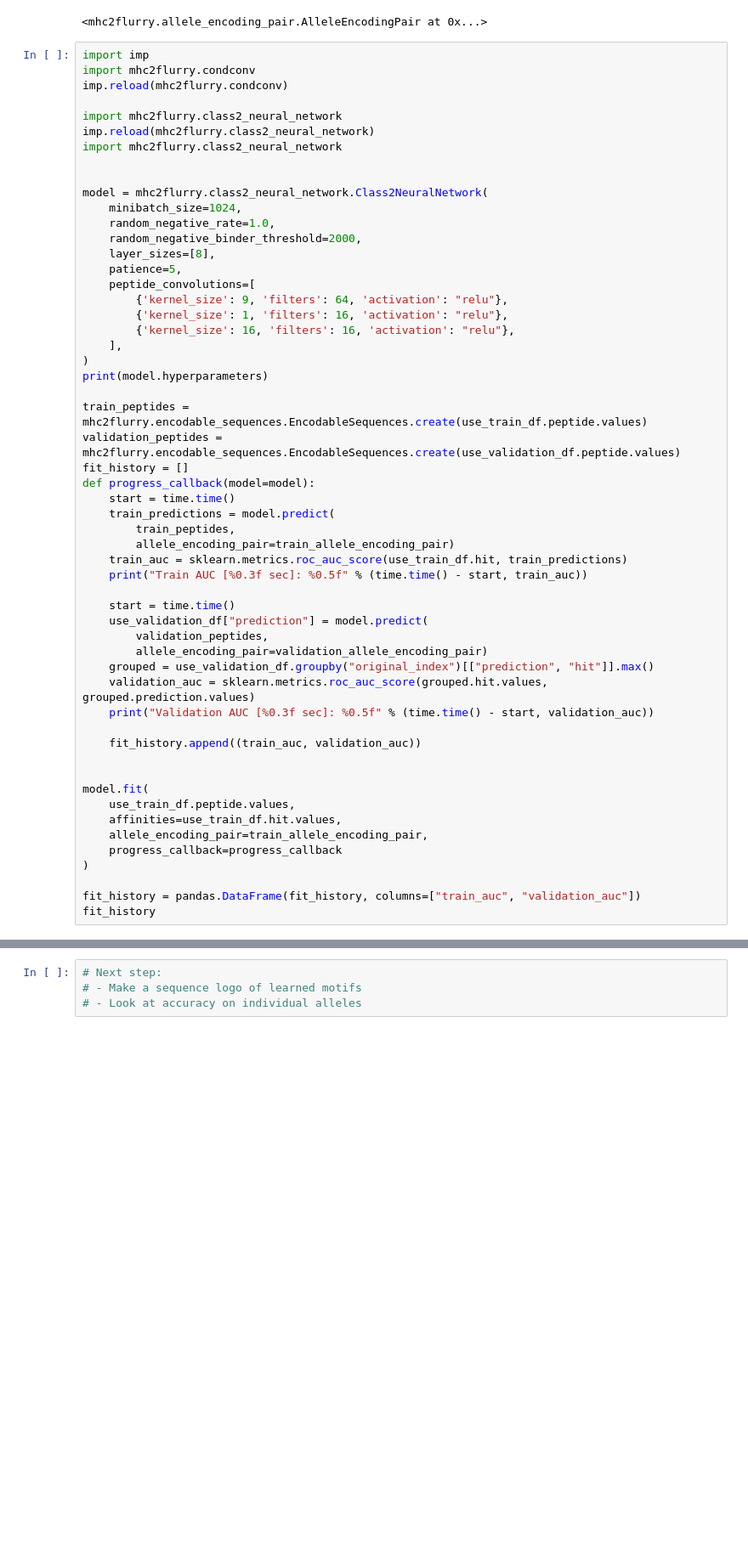
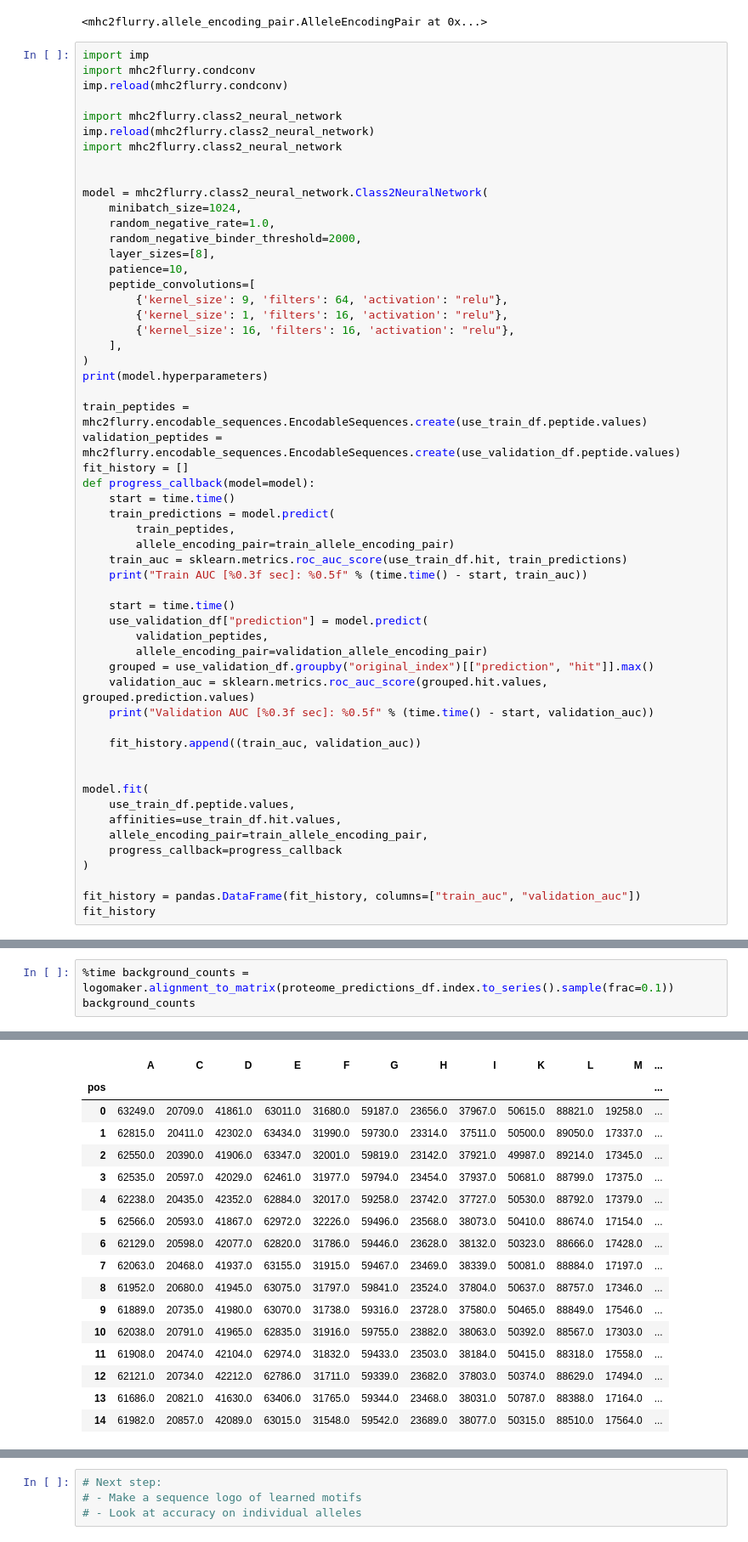
Before and after one commit to openvax/mhc2flurry, a Jupyter notebook: notebooks/1_simple_predictor_pan.ipynb, the cells around one changed output, grey strips where cells are left out. Shown at 85% size. Drawn from its saved outputs; the diff is of its cells as text; blank space fills up the shorter version.

```diff
--- a/notebooks/1_simple_predictor_pan.ipynb
+++ b/notebooks/1_simple_predictor_pan.ipynb
@@ -523,7 +511,7 @@ model = mhc2flurry.class2_neural_network.Class2NeuralNetwork(
     random_negative_rate=1.0,
     random_negative_binder_threshold=2000,
     layer_sizes=[8],
-    patience=5,
+    patience=10,
     peptide_convolutions=[
         {'kernel_size': 9, 'filters': 64, 'activation': "relu"},
         {'kernel_size': 1, 'filters': 16, 'activation': "relu"},
@@ -611,0 +709,4 @@ Validation AUC: 0.82618
+# %%
+%time background_counts = logomaker.alignment_to_matrix(proteome_predictions_df.index.to_series().sample(frac=0.1))
+background_counts
+# %% [output]
@@ -611,0 +715,17 @@ Validation AUC: 0.82618
+|  | A | C | D | E | F | G | H | I | K | L | M | ... |
+| pos |  |  |  |  |  |  |  |  |  |  |  | ... |
+| 0 | 63249.0 | 20709.0 | 41861.0 | 63011.0 | 31680.0 | 59187.0 | 23656.0 | 37967.0 | 50615.0 | 88821.0 | 19258.0 | ... |
+| 1 | 62815.0 | 20411.0 | 42302.0 | 63434.0 | 31990.0 | 59730.0 | 23314.0 | 37511.0 | 50500.0 | 89050.0 | 17337.0 | ... |
+| 2 | 62550.0 | 20390.0 | 41906.0 | 63347.0 | 32001.0 | 59819.0 | 23142.0 | 37921.0 | 49987.0 | 89214.0 | 17345.0 | ... |
+| 3 | 62535.0 | 20597.0 | 42029.0 | 62461.0 | 31977.0 | 59794.0 | 23454.0 | 37937.0 | 50681.0 | 88799.0 | 17375.0 | ... |
+| 4 | 62238.0 | 20435.0 | 42352.0 | 62884.0 | 32017.0 | 59258.0 | 23742.0 | 37727.0 | 50530.0 | 88792.0 | 17379.0 | ... |
+| 5 | 62566.0 | 20593.0 | 41867.0 | 62972.0 | 32226.0 | 59496.0 | 23568.0 | 38073.0 | 50410.0 | 88674.0 | 17154.0 | ... |
+| 6 | 62129.0 | 20598.0 | 42077.0 | 62820.0 | 31786.0 | 59446.0 | 23628.0 | 38132.0 | 50323.0 | 88666.0 | 17428.0 | ... |
+| 7 | 62063.0 | 20468.0 | 41937.0 | 63155.0 | 31915.0 | 59467.0 | 23469.0 | 38339.0 | 50081.0 | 88884.0 | 17197.0 | ... |
+| 8 | 61952.0 | 20680.0 | 41945.0 | 63075.0 | 31797.0 | 59841.0 | 23524.0 | 37804.0 | 50637.0 | 88757.0 | 17346.0 | ... |
+| 9 | 61889.0 | 20735.0 | 41980.0 | 63070.0 | 31738.0 | 59316.0 | 23728.0 | 37580.0 | 50465.0 | 88849.0 | 17546.0 | ... |
+| 10 | 62038.0 | 20791.0 | 41965.0 | 62835.0 | 31916.0 | 59755.0 | 23882.0 | 38063.0 | 50392.0 | 88567.0 | 17303.0 | ... |
+| 11 | 61908.0 | 20474.0 | 42104.0 | 62974.0 | 31832.0 | 59433.0 | 23503.0 | 38184.0 | 50415.0 | 88318.0 | 17558.0 | ... |
+| 12 | 62121.0 | 20734.0 | 42212.0 | 62786.0 | 31711.0 | 59339.0 | 23682.0 | 37803.0 | 50374.0 | 88629.0 | 17494.0 | ... |
+| 13 | 61686.0 | 20821.0 | 41630.0 | 63406.0 | 31765.0 | 59344.0 | 23468.0 | 38031.0 | 50787.0 | 88388.0 | 17164.0 | ... |
+| 14 | 61982.0 | 20857.0 | 42089.0 | 63015.0 | 31548.0 | 59542.0 | 23689.0 | 38077.0 | 50315.0 | 88510.0 | 17564.0 | ... |
```
Also changed, not shown: parts of 15 cells of this notebook.
